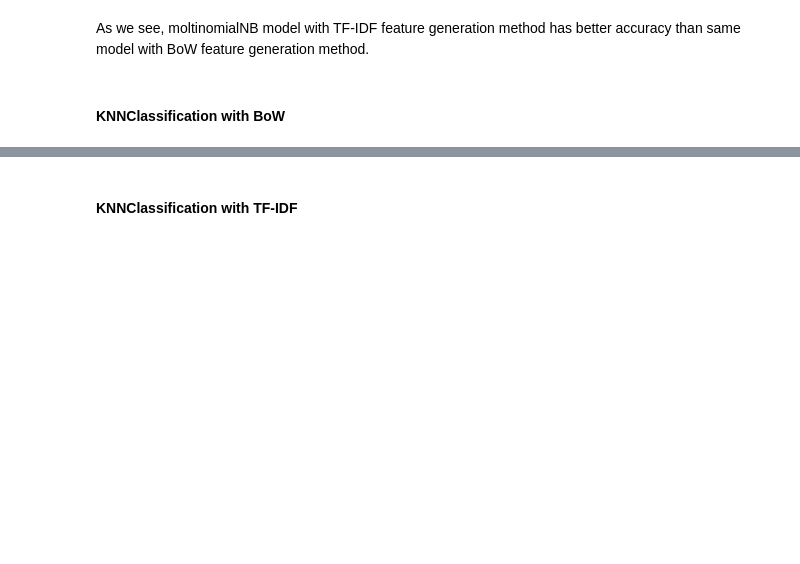
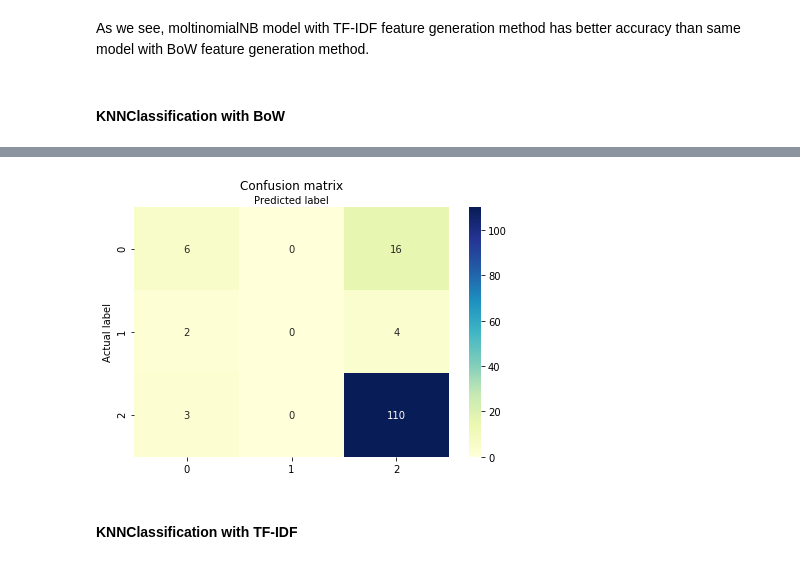
Before and after one commit to ZahraDehghani99/AI-Internship, a Jupyter notebook: Phase04-NLP-with-ML/Phase04-NLP-with-ML.ipynb, the cells around one changed output, grey strips where cells are left out. Cells and saved outputs as stored; diff of their text form; code cells hidden in the pictures; blank space fills up the shorter version.

Commit message:
Add KNN model with BoW and TF-IDF methods.

```diff
--- a/Phase04-NLP-with-ML/Phase04-NLP-with-ML.ipynb
+++ b/Phase04-NLP-with-ML/Phase04-NLP-with-ML.ipynb
@@ -320,11 +321,3 @@ confusion_matrix(y_test, predicted_NB_tfidf)
 As we see, moltinomialNB model with TF-IDF feature generation method has better accuracy than same model with BoW feature generation method.
 # %% [markdown]
 #### KNNClassification with BoW
-# %%
-from sklearn.neighbors import KNeighborsClassifier
-from sklearn.model_selection import GridSearchCV
-
-clf_logreg_bow = LogisticRegression()
-clf_logreg_bow.fit(X_train_bow, y_train)
-predicted_logreg_bow = clf_logreg_bow.predict(X_test_bow)
-print(f'Logistic Regression Accuracy (BoW) : {metrics.accuracy_score(y_test, predicted_logreg_bow)}')
@@ -332,0 +324,15 @@ Logistic Regression Accuracy (BoW) : 0.8581560283687943
+# %%
+from sklearn.neighbors import KNeighborsClassifier
+from sklearn.model_selection import GridSearchCV
+
+# Select an algorithm
+algorithm = KNeighborsClassifier()
+
+# Select list of possible hyperparameters to search girdsearch into them
+neighbors = np.arange(3, 16)
+param_grid  = dict(n_neighbors=neighbors)
+
+# Search for best hyperparameters
+grid_knn_bow = GridSearchCV(estimator=algorithm, param_grid=param_grid)
+
+grid_knn_bow.fit(X_train_bow, y_train)
@@ -332,0 +361,3 @@ Logistic Regression Accuracy (BoW) : 0.8581560283687943
+# %%
+predicted_knn_bow = grid_knn_bow.predict(X_test_bow)
+print(f'KNNclassifier Accuracy (BoW) : {metrics.accuracy_score(y_test, predicted_knn_bow)}')
@@ -335,4 +378,6 @@ print(classification_report(y_test, predicted_logreg_bow))
 # %%
-confusion_matrix(y_test, predicted_logreg_bow)
+confusion_matrix(y_test, predicted_knn_bow)
+# %% [output]
+[figure, added]
 # %% [markdown]
 #### KNNClassification with TF-IDF
```
Also changed, not shown: parts of 22 cells of this notebook.
